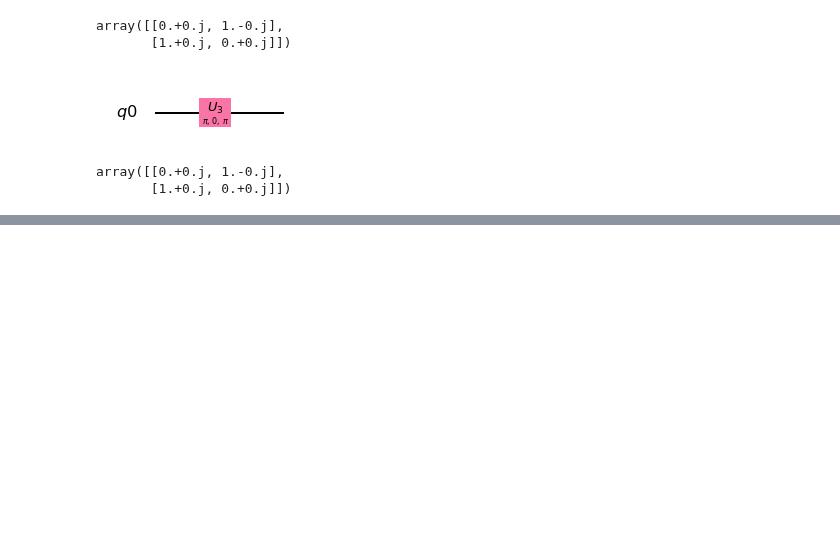
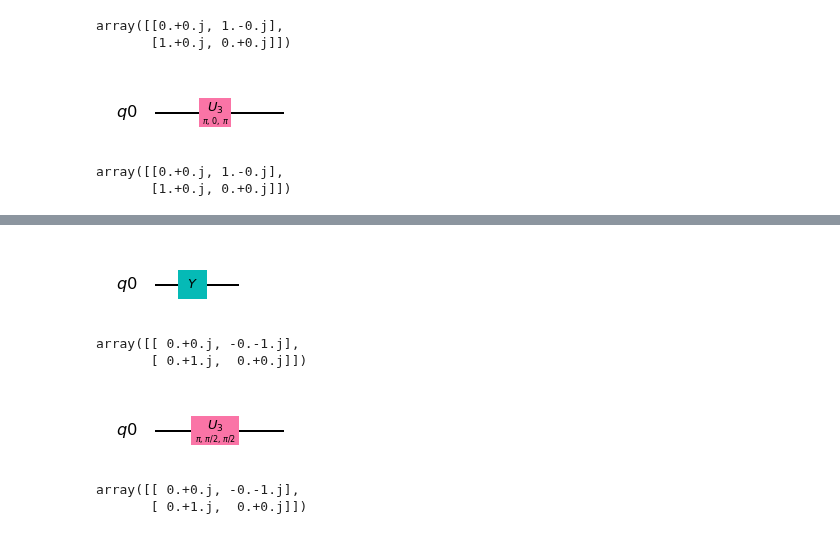
Before and after one commit to ertogrul/q-way, a Jupyter notebook: 202-summary_of_q_operations.ipynb, the cells around one changed output, grey strips where cells are left out. Cells and saved outputs as stored; diff of their text form; code cells hidden in the pictures; blank space fills up the shorter version.

Commit message:
y gate

```diff
--- a/202-summary_of_q_operations.ipynb
+++ b/202-summary_of_q_operations.ipynb
@@ -112,0 +112,25 @@ array([[0.+0.j, 1.-0.j],
+# %%
+qc = QuantumCircuit(q)
+qc.y(q)
+qc.draw()
+# %% [output]
+[figure, added]
+# %%
+job = execute(qc, backend)
+job.result().get_unitary(qc, decimals=3)
+# %% [output]
+array([[ 0.+0.j, -0.-1.j],
+       [ 0.+1.j,  0.+0.j]])
+# %%
+# checking if  Y gate is equal to u3(pi,pi/2,pi/2)
+qc = QuantumCircuit(q)
+qc.u3(pi,pi/2,pi/2,q)
+qc.draw()
+# %% [output]
+[figure, added]
+# %%
+job = execute(qc, backend)
+job.result().get_unitary(qc, decimals=3)
+# %% [output]
+array([[ 0.+0.j, -0.-1.j],
+       [ 0.+1.j,  0.+0.j]])
```
Also changed, not shown: parts of 5 cells of this notebook.
